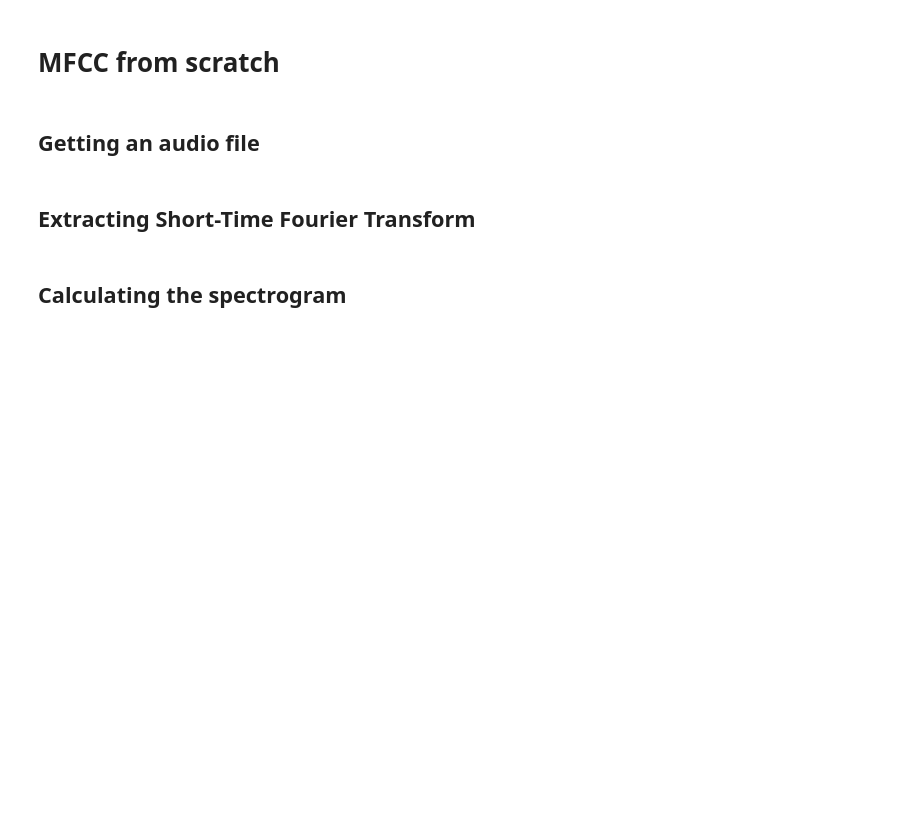
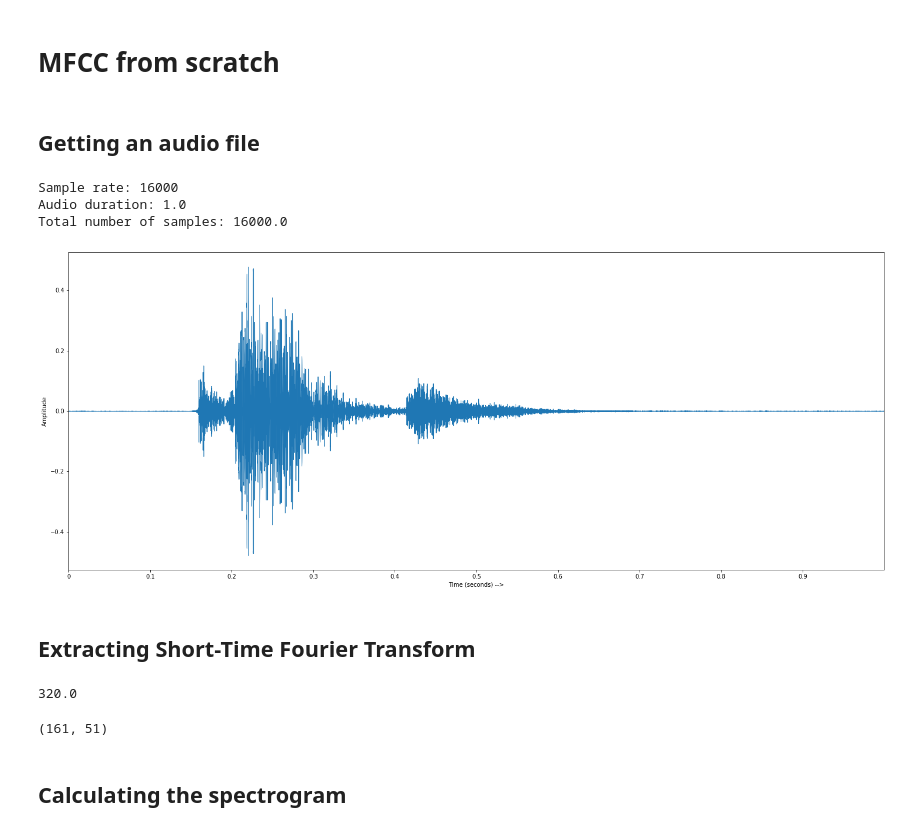
Before and after one commit to joaotavares43/asr-jupyter, a Jupyter notebook: alt_mfcc.ipynb, the cells around one changed output. Drawn from its saved outputs; the diff is of its cells as text; code cells hidden in the pictures; blank space fills up the shorter version.

```diff
--- a/alt_mfcc.ipynb
+++ b/alt_mfcc.ipynb
@@ -15,2 +13,22 @@ audio, sr = librosa.load('/home/joao/Desktop/datasets/data_speech_commands_v0.02
+# %%
+audio_dir = '/home/joao/Desktop/datasets/data_speech_commands_v0.02/cat/' + 'ffd2ba2f_nohash_0.wav'
+audio, sr = librosa.load(audio_dir, sr=None)
+duration = librosa.get_duration(y=audio, sr=sr)
+total_samples = sr*duration
+print("Sample rate: {}".format(sr))
+print("Audio duration: {}".format(duration))
+print("Total number of samples: {}".format(total_samples))
+# %% [output]
+Sample rate: 16000
+Audio duration: 1.0
+Total number of samples: 16000.0
+# %%
+plt.figure(figsize=(25, 10))
+librosa.display.waveplot(y=audio, sr=sr)
+plt.xlabel("Time (seconds) -->")
+plt.ylabel("Amplitude")
+plt.show()
+# %% [output]
+[figure, added]
 # %% [markdown]
 ## Extracting Short-Time Fourier Transform
@@ -20,0 +35,5 @@ S_scale = librosa.stft(audio, n_fft=FRAME_SIZE, hop_length=HOP_SIZE)
+# %%
+FRAME_SIZE
+# HOP_SIZE
+# %% [output]
+320.0
@@ -20,0 +49,4 @@ S_scale = librosa.stft(audio, n_fft=FRAME_SIZE, hop_length=HOP_SIZE)
+# %%
+S_scale.shape
+# %% [output]
+(161, 51)
```
Also changed, not shown: parts of 10 cells of this notebook, 1 other file.
